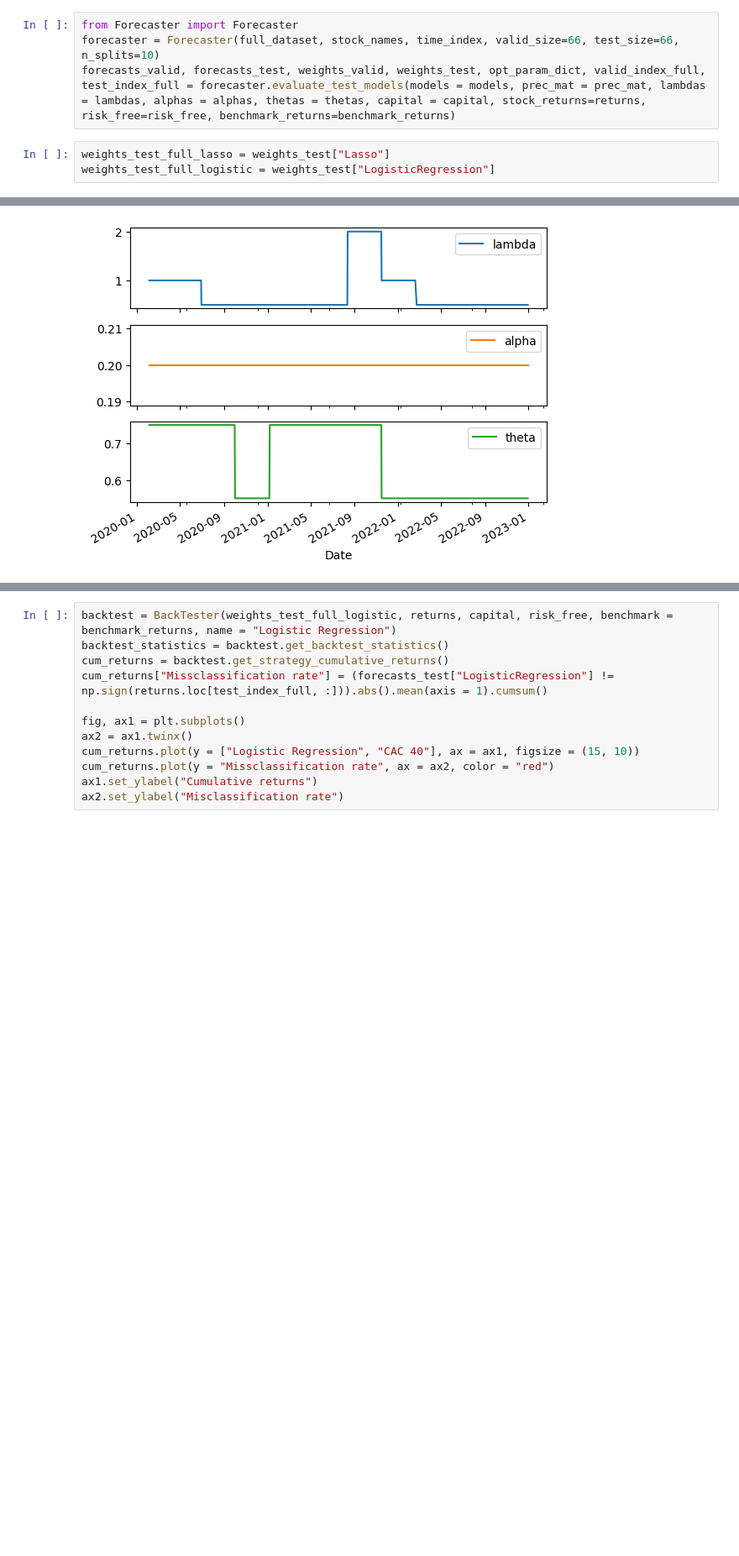
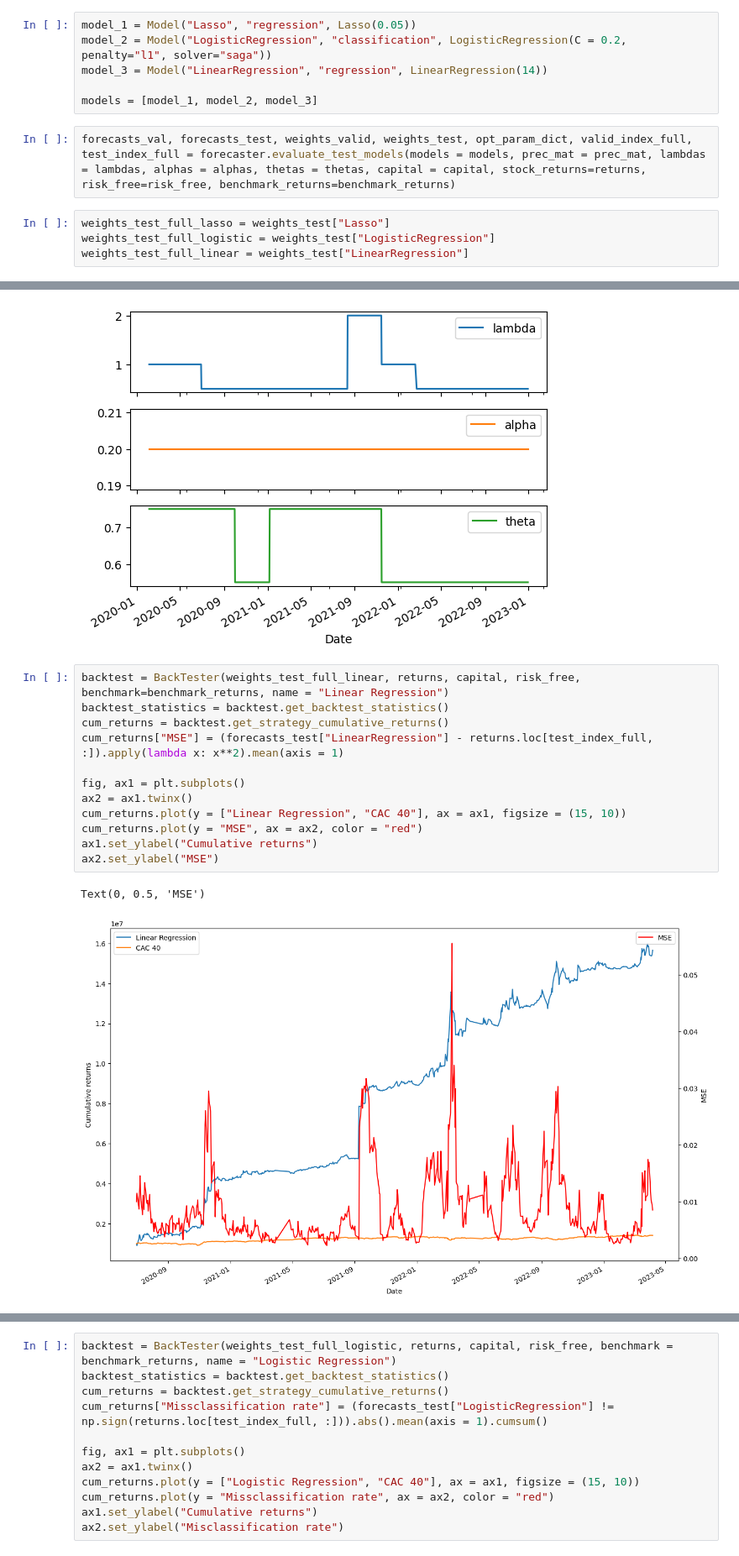
Before and after one commit to mattdimi/DLPSRP, a Jupyter notebook: LinearModels.ipynb, the cells around one changed output, grey strips where cells are left out. Shown at 84% size. Cells and saved outputs as stored; diff of their text form; blank space fills up the shorter version.

```diff
--- a/LinearModels.ipynb
+++ b/LinearModels.ipynb
@@ -67,10 +112,15 @@ risk_free = dataloader.load_risk_free_rate(time_index)
+# %%
+model_1 = Model("Lasso", "regression", Lasso(0.05))
+model_2 = Model("LogisticRegression", "classification", LogisticRegression(C = 0.2, penalty="l1", solver="saga"))
+model_3 = Model("LinearRegression", "regression", LinearRegression(14))
+
+models = [model_1, model_2, model_3]
 # %%
-from Forecaster import Forecaster
-forecaster = Forecaster(full_dataset, stock_names, time_index, valid_size=66, test_size=66, n_splits=10)
-forecasts_valid, forecasts_test, weights_valid, weights_test, opt_param_dict, valid_index_full, test_index_full = forecaster.evaluate_test_models(models = models, prec_mat = prec_mat, lambdas = lambdas, alphas = alphas, thetas = thetas, capital = capital, stock_returns=returns, risk_free=risk_free, benchmark_returns=benchmark_returns)
+forecasts_val, forecasts_test, weights_valid, weights_test, opt_param_dict, valid_index_full, test_index_full = forecaster.evaluate_test_models(models = models, prec_mat = prec_mat, lambdas = lambdas, alphas = alphas, thetas = thetas, capital = capital, stock_returns=returns, risk_free=risk_free, benchmark_returns=benchmark_returns)
 # %%
 weights_test_full_lasso = weights_test["Lasso"]
 weights_test_full_logistic = weights_test["LogisticRegression"]
+weights_test_full_linear = weights_test["LinearRegression"]
 # %%
 backtest = BackTester(weights_test_full_lasso, returns, capital, risk_free, benchmark=benchmark_returns, name = "Lasso")
 backtest_statistics = backtest.get_backtest_statistics()
@@ -107,3 +157,18 @@ opt_param_dict["Lasso"].plot(subplots = True)
 array([<AxesSubplot:xlabel='Date'>, <AxesSubplot:xlabel='Date'>,
        <AxesSubplot:xlabel='Date'>], dtype=object)
 [figure]
+# %%
+backtest = BackTester(weights_test_full_linear, returns, capital, risk_free, benchmark=benchmark_returns, name = "Linear Regression")
+backtest_statistics = backtest.get_backtest_statistics()
+cum_returns = backtest.get_strategy_cumulative_returns()
+cum_returns["MSE"] = (forecasts_test["LinearRegression"] - returns.loc[test_index_full, :]).apply(lambda x: x**2).mean(axis = 1)
+
+fig, ax1 = plt.subplots()
+ax2 = ax1.twinx()
+cum_returns.plot(y = ["Linear Regression", "CAC 40"], ax = ax1, figsize = (15, 10))
+cum_returns.plot(y = "MSE", ax = ax2, color = "red")
+ax1.set_ylabel("Cumulative returns")
+ax2.set_ylabel("MSE")
+# %% [output]
+Text(0, 0.5, 'MSE')
+[figure, added]
```
Also changed, not shown: parts of 8 cells of this notebook, 6 other files.
